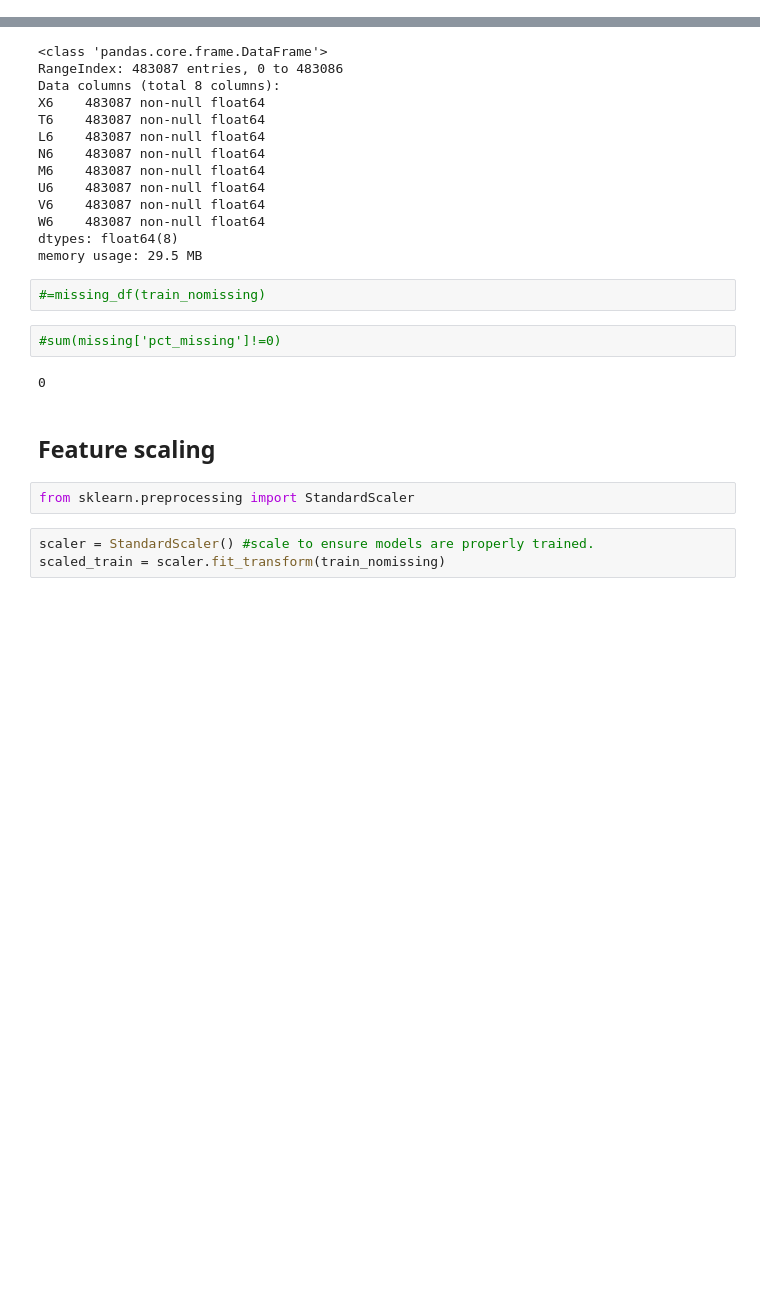
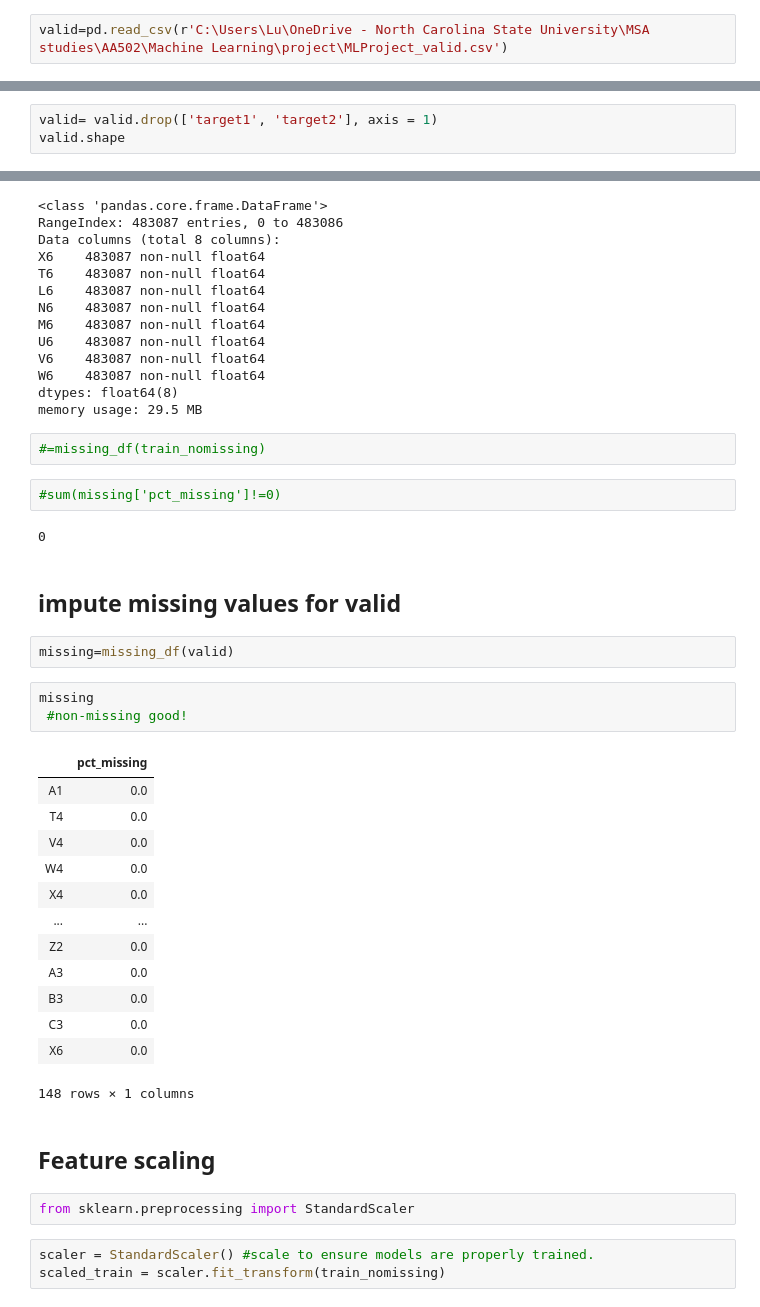
Before and after one commit to luwu29/IAA_profiles, a Jupyter notebook: ML_project.ipynb, the cells around one changed output, grey strips where cells are left out. Saved outputs shown, nothing was run; the diff lists cells and outputs as text; blank space fills up the shorter version.

```diff
--- a/ML_project.ipynb
+++ b/ML_project.ipynb
@@ -11 +9,3 @@ test=pd.read_csv('MLProject_test.csv')
+# %%
+valid=pd.read_csv(r'C:\Users\Lu\OneDrive - North Carolina State University\MSA studies\AA502\Machine Learning\project\MLProject_valid.csv')
 # %%
@@ -99,0 +96,3 @@ train_list_array = np.array(train_list)
+# %%
+valid= valid.drop(['target1', 'target2'], axis = 1)
+valid.shape
@@ -193,6 +199,27 @@ memory usage: 29.5 MB
 #sum(missing['pct_missing']!=0)
 # %% [output]
 0
+# %% [markdown]
+## impute missing values for valid
+# %%
+missing=missing_df(valid)
+# %%
+missing
+ #non-missing good!
+# %% [output]
+|  | pct_missing |
+| A1 | 0.0 |
+| T4 | 0.0 |
+| V4 | 0.0 |
+| W4 | 0.0 |
+| X4 | 0.0 |
+| ... | ... |
+| Z2 | 0.0 |
+| A3 | 0.0 |
+| B3 | 0.0 |
+| C3 | 0.0 |
+| X6 | 0.0 |
+148 rows × 1 columns
 # %% [markdown]
 ## Feature scaling
 # %%
```
Also changed, not shown: parts of 24 cells of this notebook.
